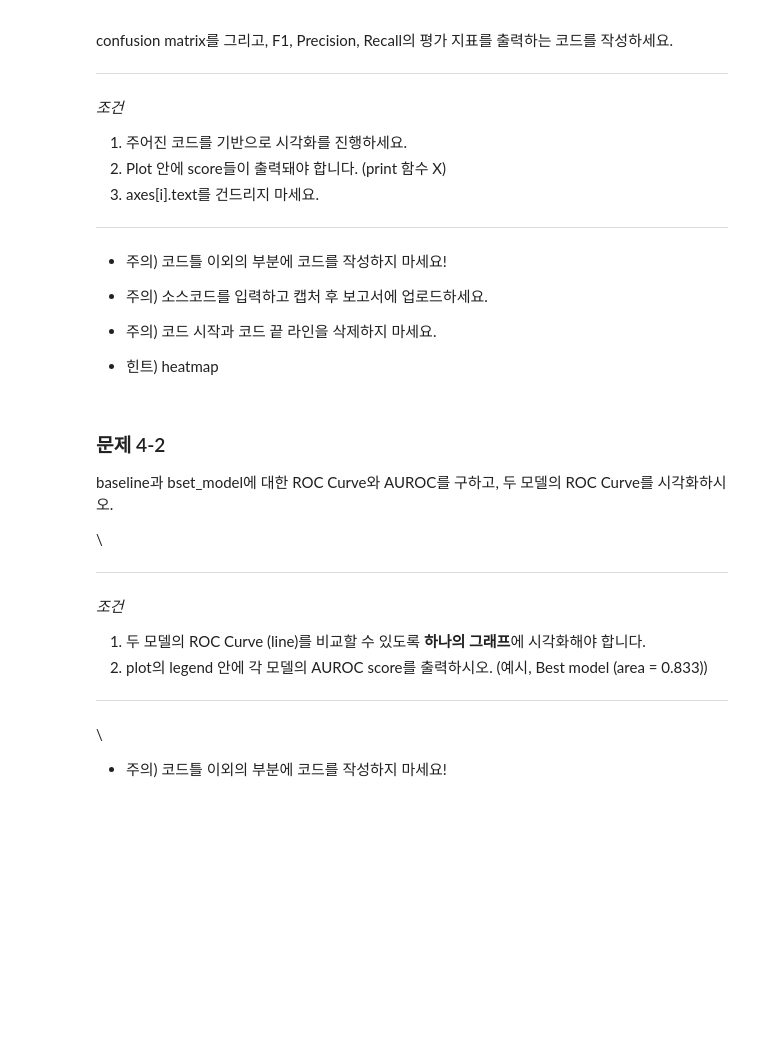
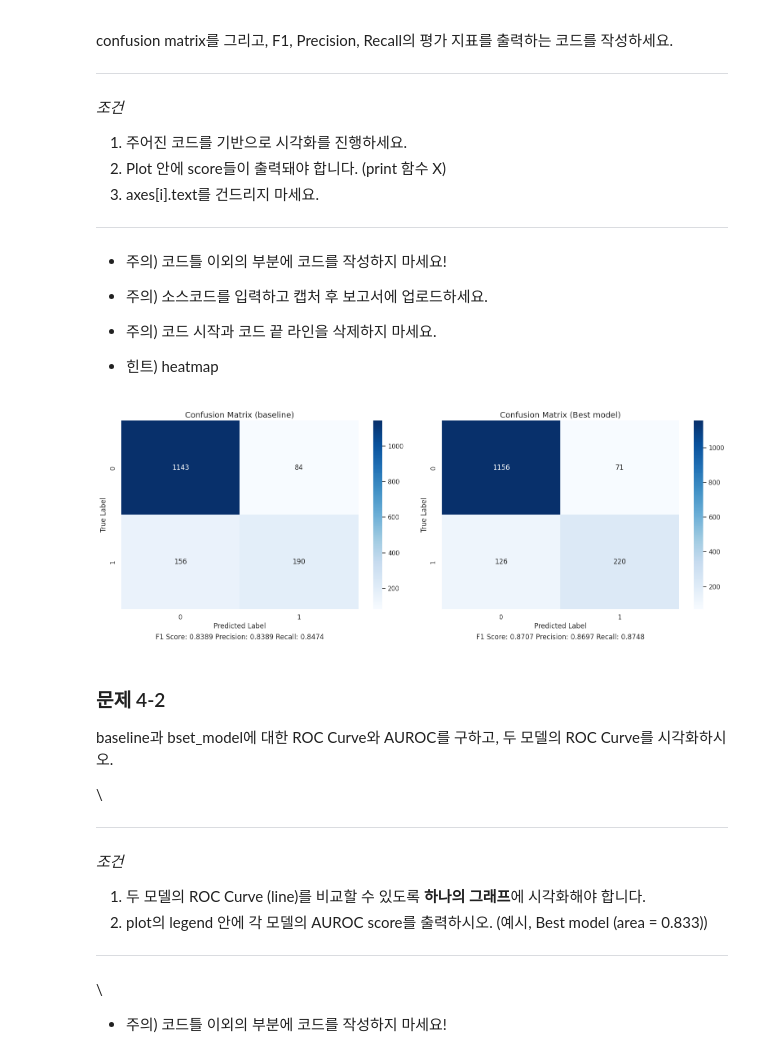
Before and after one commit to tpgus2603/2024S-Ajou-ML, a Jupyter notebook: HW2.ipynb, the cells around one changed output. Cells and saved outputs as stored; diff of their text form; code cells hidden in the pictures; blank space fills up the shorter version.

```diff
--- a/HW2.ipynb
+++ b/HW2.ipynb
@@ -226,7 +297,7 @@ from sklearn.preprocessing import LabelEncoder
 from sklearn.model_selection import train_test_split
 
 # dir 바꾸시기 바랍니다.
-df = pd.read_csv('/content/drive/MyDrive/Bank_clean.csv')
+df = pd.read_csv('/content/drive/MyDrive/24-1/Bank_clean.csv')
 
 
 # 코드 건드리지 말 것
@@ -281,13 +349,27 @@ param_grid = {
+# %%
+##param_grid##를 추가하세요
+param_grid = {
+    'n_estimators' : [10,20,30,100,150,200],
+    'max_features': ['sqrt'],
+    'max_depth': [5,10,15, 20],
+    'min_samples_split': [2, 5, 10],
+    'min_samples_leaf': [1, 2, 4]
+}
 # %%
 clf = RandomForestClassifier(random_state=42) # 과제를 위해 random_state를 고정해두었습니다.
 
 
 ########################## 문제 3-1 ##########################
 ########################## 코드 작성 ##########################
+# param grid에 대하여 그리드 서치로 모든경우 브루투스포스 서치로 튜닝하기 폴드는 5fold로하기
+grid_search = GridSearchCV(estimator=clf, param_grid=param_grid, cv=5, verbose=2, n_jobs=-1)
 
+# 학습하기
+grid_search.fit(X_train, y_train)
 
-best_parameters =
-best_score =
+#베스트 파라미터 및 스코어 찾기
+best_parameters =grid_search.best_params_
+best_score =grid_search.best_score_
 
 ############################################################
 
@@ -320,8 +406,8 @@ from sklearn.metrics import accuracy_score
 ## 코드 작성 ##
 
 
-best_model =
-
+best_model =RandomForestClassifier(n_estimators = 100, max_features = 'sqrt', max_depth = 15, min_samples_split = 5, min_samples_leaf = 1)
+best_model.fit(X_train, y_train)
 
 ############
 
@@ -371,46 +460,48 @@ import seaborn as sns; sns.set()
 ########################## 코드 작성 ##########################
 
 # baseline model
-cm1 =
-f1_1 =
-precision_1 =
-recall_1 =
+cm1 = confusion_matrix(y_test, y_pred1) #baseline에 대한 confusion_matrix
+f1_1 =precision_score(y_test, y_pred1, average='weighted') #f1 score
+precision_1 = precision_score(y_test, y_pred1, average='weighted')  #정밀도
+recall_1 =recall_score(y_test, y_pred1, average='weighted') #recall계산
 
 # best model
-cm2 =
-f1_2 =
-precision_2 =
-recall_2 =
+cm2 =confusion_matrix(y_test, y_pred2) # best모델에 대한 confusion matrix
+f1_2 =f1_score(y_test, y_pred2, average='weighted') #f1 score
+precision_2 = precision_score(y_test, y_pred2, average='weighted') #정밀도
+recall_2 =recall_score(y_test, y_pred2, average='weighted') #recall
 
 # 그래프 그리기
 # 1행 2열의 subplot 생성
 fig, axes = plt.subplots(1, 2, figsize=(16, 6))
 
 # 첫 번째 subplot: baseline model
-
+sns.heatmap(cm1, annot=True, fmt="d", cmap='Blues', ax=axes[0]) #heatmap을 통해 baseline confusion matrix그리기
 axes[0].set_title('Confusion Matrix (baseline)', fontsize=14)
 axes[0].set_xlabel('Predicted Label', fontsize=12)
 axes[0].set_ylabel('True Label', fontsize=12)
 axes[0].text(0.5, -0.15, f'F1 Score: {f1_1:.4f} Precision: {precision_1:.4f} Recall: {recall_1:.4f}',
              horizontalalignment='center', verticalalignment='center', transform=axes[0].transAxes,
              fontsize=12)
 
 
 
 # 두 번째 subplot : Best model
-
+sns.heatmap(cm2, annot=True, fmt="d", cmap='Blues', ax=axes[1])#heatmap을 통해 best_model confusion matrix그리기
 axes[1].set_title('Confusion Matrix (Best model)', fontsize=14)
 axes[1].set_xlabel('Predicted Label', fontsize=12)
 axes[1].set_ylabel('True Label', fontsize=12)
 axes[1].text(0.5,-0.15, f'F1 Score: {f1_2:.4f} Precision: {precision_2:.4f} Recall: {recall_2:.4f}',
              horizontalalignment='center', verticalalignment='center', transform=axes[1].transAxes,
              fontsize=12)
 
 # subplot 간 간격 조절
 plt.tight_layout()
 plt.show()
 
 ####################################
+# %% [output]
+[figure, added]
 # %% [markdown]
 ### 문제 4-2
 baseline과 bset_model에 대한 ROC Curve와 AUROC를 구하고, 두 모델의 ROC Curve를 시각화하시오.
```
Also changed, not shown: parts of 15 cells of this notebook.
